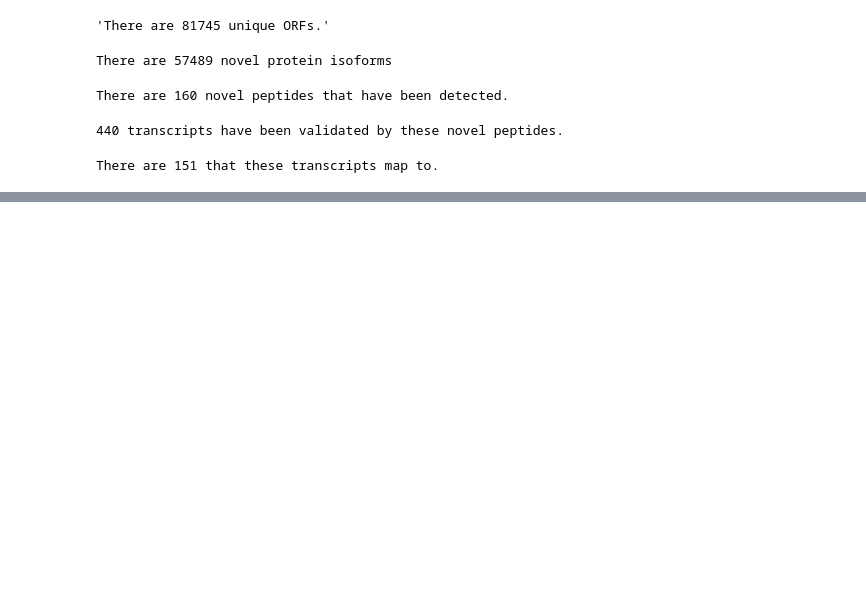
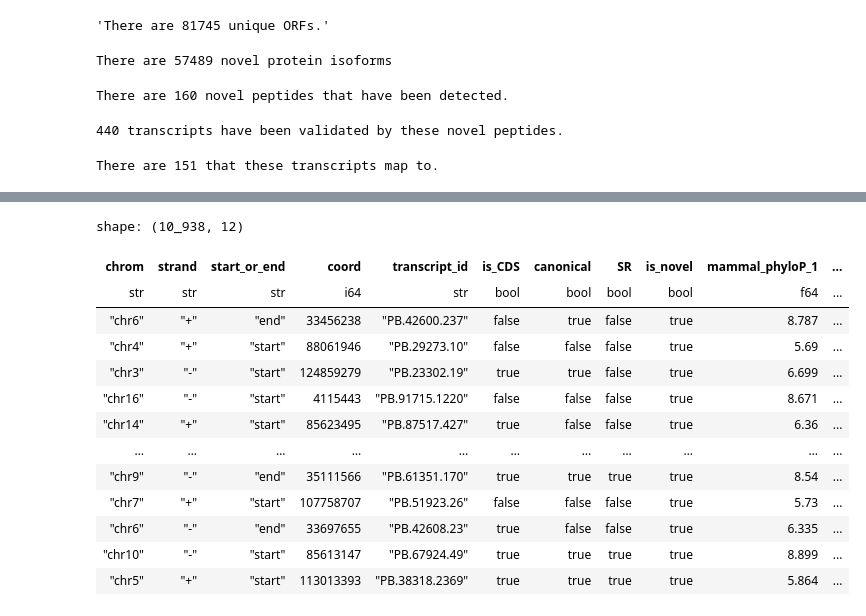
Before and after one commit to nuoxuxu/SFARI, a Jupyter notebook: notebooks/proteome_summary.ipynb, the cells around one changed output, grey strips where cells are left out. Cells and saved outputs as stored; diff of their text form; code cells hidden in the pictures; blank space fills up the shorter version.

```diff
--- a/notebooks/proteome_summary.ipynb
+++ b/notebooks/proteome_summary.ipynb
@@ -158,0 +318,22 @@ df = final_classification.filter(pl.col("structural_category")=="fusion")
+# %%
+novel_ss\
+    .join(
+        classification.rename({"isoform": "transcript_id"})["transcript_id", "associated_gene"],
+        on="transcript_id",
+        how="left"
+    ).unique("associated_gene")
+# %% [output]
+shape: (10_938, 12)
+| chrom | strand | start_or_end | coord | transcript_id | is_CDS | canonical | SR | is_novel | mammal_phyloP_1 | ... |
+| str | str | str | i64 | str | bool | bool | bool | bool | f64 | ... |
+| "chr6" | "+" | "end" | 33456238 | "PB.42600.237" | false | true | false | true | 8.787 | ... |
+| "chr4" | "+" | "start" | 88061946 | "PB.29273.10" | false | false | false | true | 5.69 | ... |
+| "chr3" | "-" | "start" | 124859279 | "PB.23302.19" | true | true | false | true | 6.699 | ... |
+| "chr16" | "-" | "start" | 4115443 | "PB.91715.1220" | false | false | false | true | 8.671 | ... |
+| "chr14" | "+" | "start" | 85623495 | "PB.87517.427" | true | false | false | true | 6.36 | ... |
+| … | … | … | … | … | … | … | … | … | … | ... |
+| "chr9" | "-" | "end" | 35111566 | "PB.61351.170" | true | true | true | true | 8.54 | ... |
+| "chr7" | "+" | "start" | 107758707 | "PB.51923.26" | false | false | false | true | 5.73 | ... |
+| "chr6" | "-" | "end" | 33697655 | "PB.42608.23" | true | false | false | true | 6.335 | ... |
+| "chr10" | "-" | "start" | 85613147 | "PB.67924.49" | true | true | true | true | 8.899 | ... |
+| "chr5" | "+" | "start" | 113013393 | "PB.38318.2369" | true | true | true | true | 5.864 | ... |
```
Also changed, not shown: parts of 51 cells of this notebook, 19 other files.
